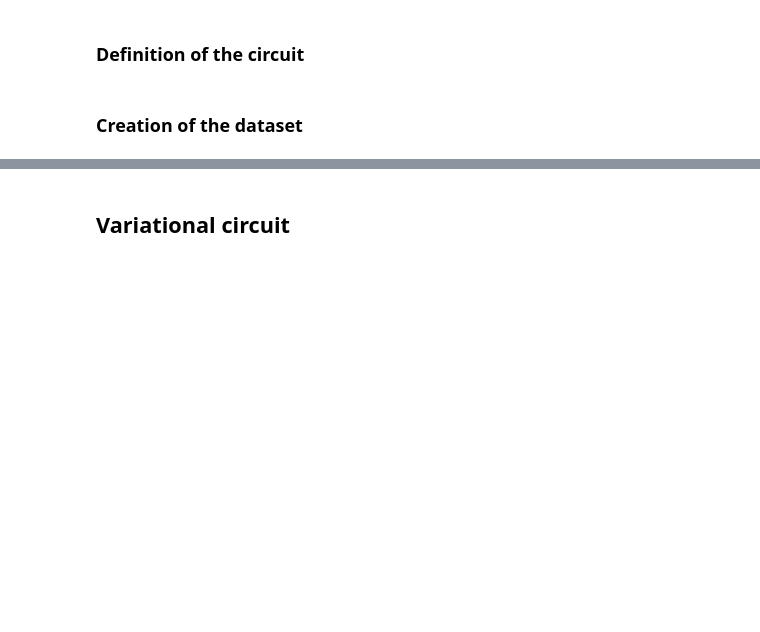
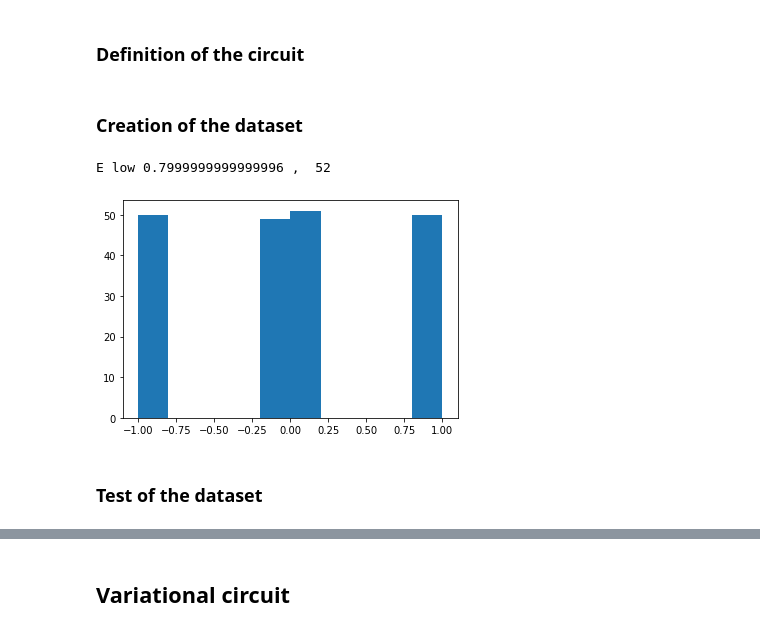
Before and after one commit to artix41/clifford-learning, a Jupyter notebook: clifford-learning.ipynb, the cells around one changed output, grey strips where cells are left out. Drawn from its saved outputs; the diff is of its cells as text; code cells hidden in the pictures; blank space fills up the shorter version.

```diff
--- a/clifford-learning.ipynb
+++ b/clifford-learning.ipynb
@@ -71,8 +58,11 @@ def universal_block(params, q):
     qml.RZ(params[14], wires=q[1])
 # %%
 @qml.qnode(dev, interface='torch')
-def sp_network(sp_params):
-    state_preparation(sp_params)
-    return (qml.expval.PauliZ(1), qml.expval.PauliZ(2))
+def sp_energy(sp_params):
+    wires = [1,2]
+    universal_block(sp_params, wires)
+    Z = np.array([[1, 0], [0, -1]])
+    H = np.kron(Z, Z)
+    return qml.expval(qml.Hermitian(H, wires))
 # %% [markdown]
 ### Creation of the dataset
@@ -96,0 +72,39 @@ dataset_sp_params = [np.rand]
+# %%
+def create_balanced_dataset(n, clifford=True, delta=0.2):
+    sp_params = []
+    for E_low in np.arange(-1, 1, delta):
+        cur_params = []
+        size_subset = int(n // (2 / delta))
+        while (len(cur_params) <= size_subset):
+            if clifford:
+                p = np.random.choice([0, np.pi/2, -np.pi/2, np.pi], size=(200, 15))
+            else:
+                p = np.random.uniform(-np.pi,np.pi, size=(200, 15))
+            E = list(map(lambda x: float(sp_energy(x).detach().numpy()), p))
+            correct_indices = np.logical_and(E_low <= E, E <= E_low + delta)
+            if len(cur_params) == 0:
+                cur_params = p[correct_indices]
+            else:
+                cur_params = np.concatenate([cur_params, p[correct_indices]])
+            clear_output(wait=True)
+            print("E low", E_low, ", ", len(cur_params))
+        cur_params = cur_params[:size_subset]
+        if len(sp_params) == 0:
+            sp_params = cur_params
+        else:
+            sp_params = np.concatenate([sp_params, cur_params])
+    return sp_params
+# %%
+sp_params_train = create_balanced_dataset(n_train, True, 0.5)
+sp_params_test = create_balanced_dataset(n_test, False)
+# %% [output]
+E low 0.7999999999999996 ,  52
+# %%
+energies_train = list(map(lambda x: float(sp_energy(x).detach().numpy()), sp_params_train))
+energies_test = list(map(lambda x: float(sp_energy(x).detach().numpy()), sp_params_test))
+# %%
+plt.hist(energies_train);
+# %% [output]
+[figure, added]
+# %% [markdown]
+### Test of the dataset
```
Also changed, not shown: parts of 42 cells of this notebook.
